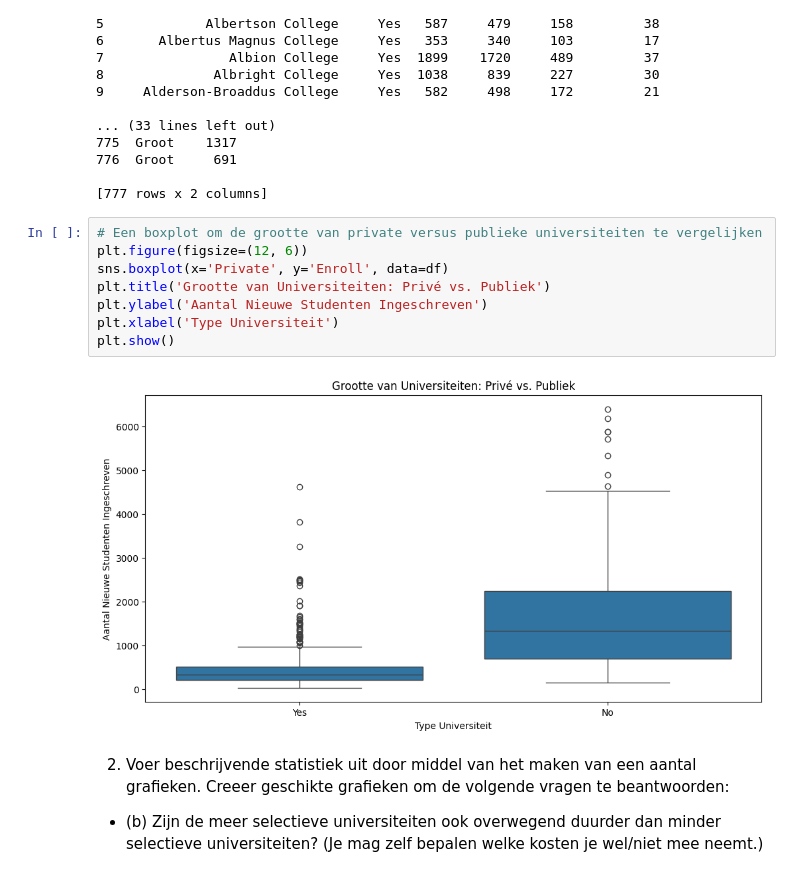
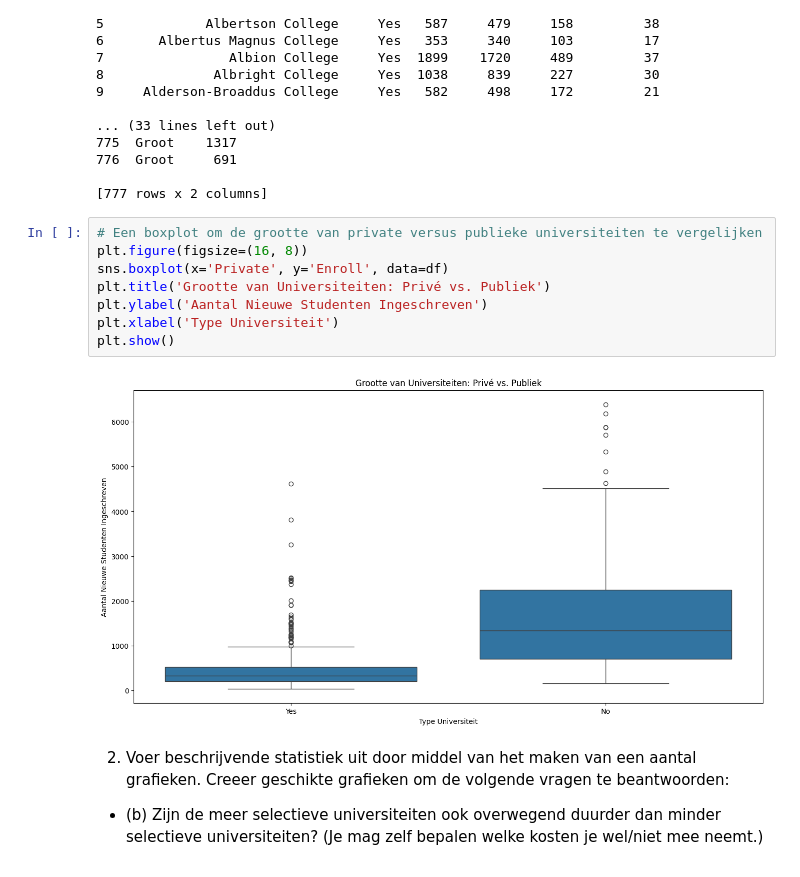
Before and after one commit to AdilVural/myPython, a Jupyter notebook: opledingCollege2026/Opdracht_StatisticsforDataScience/01_Introduction/Opdracht_1_obv_universiteitsdata.ipynb, the cells around one changed output. Drawn from its saved outputs; the diff is of its cells as text.

```diff
--- a/opledingCollege2026/Opdracht_StatisticsforDataScience/01_Introduction/Opdracht_1_obv_universiteitsdata.ipynb
+++ b/opledingCollege2026/Opdracht_StatisticsforDataScience/01_Introduction/Opdracht_1_obv_universiteitsdata.ipynb
@@ -165,14 +165,14 @@ print(result)
 [777 rows x 2 columns]
 # %%
 # Een boxplot om de grootte van private versus publieke universiteiten te vergelijken
-plt.figure(figsize=(12, 6))
+plt.figure(figsize=(16, 8))
 sns.boxplot(x='Private', y='Enroll', data=df)
 plt.title('Grootte van Universiteiten: Privé vs. Publiek')
 plt.ylabel('Aantal Nieuwe Studenten Ingeschreven')
 plt.xlabel('Type Universiteit')
 plt.show()
 # %% [output]
-[figure, old version]
+[figure, new version]
 # %% [markdown]
 2. Voer beschrijvende statistiek uit door middel van het maken van een aantal grafieken. Creeer geschikte grafieken om de volgende vragen te beantwoorden:
 - (b) Zijn de meer selectieve universiteiten ook overwegend duurder dan minder selectieve universiteiten? (Je mag zelf bepalen welke kosten je wel/niet mee neemt.)
```
Also changed, not shown: parts of 11 cells of this notebook.
